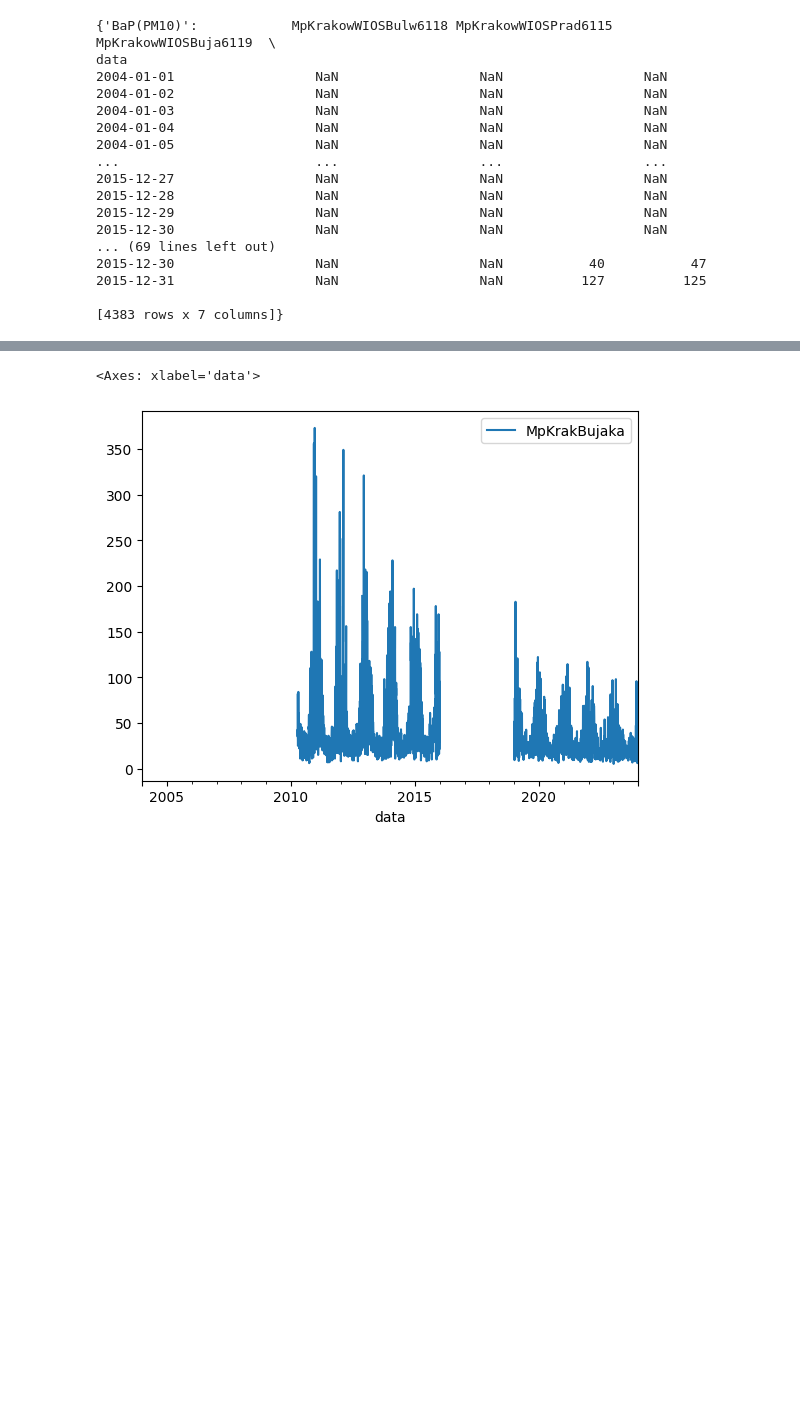
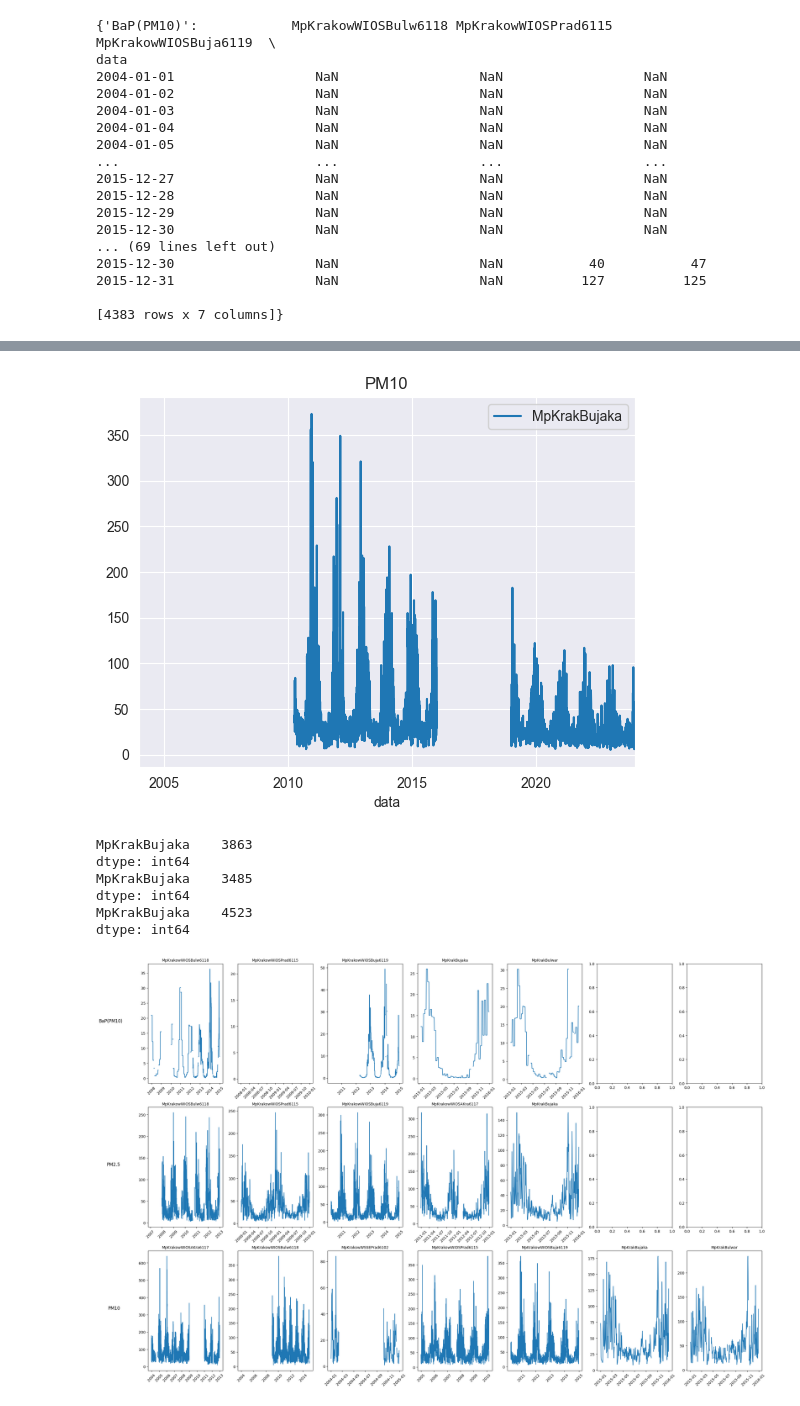
Before and after one commit to klklaudia/AI, a Jupyter notebook: PredykcjaSmogu/dane.ipynb, the cells around one changed output, grey strips where cells are left out. Drawn from its saved outputs; the diff is of its cells as text; code cells hidden in the pictures; blank space fills up the shorter version.

```diff
--- a/PredykcjaSmogu/dane.ipynb
+++ b/PredykcjaSmogu/dane.ipynb
@@ -171,5 +249,17 @@ df_PM25.plot()
 # %%
 df_PM10.plot()
+plt.title('PM10')
+plt.show() #2016-2019 NaN
 # %% [output]
-<Axes: xlabel='data'>
-[figure, old version]
+[figure, new version]
+# %%
+print(df_BaP.isnull().sum())
+print(df_PM10.isnull().sum())
+print(df_PM25.isnull().sum())
+# %% [output]
+MpKrakBujaka    3863
+dtype: int64
+MpKrakBujaka    3485
+dtype: int64
+MpKrakBujaka    4523
+dtype: int64
@@ -175,0 +270,14 @@ df_PM10.plot()
+# %%
+fig, axs = plt.subplots(3, 7, figsize=(30, 20))
+for r, p in enumerate(parameters):
+    for i in range(0, 7):
+        if i >= dfs2016[p].shape[1]:
+            break
+        axs[r][i].plot(dfs2016[p].iloc[:,i])
+        axs[r][i].set_title(dfs2016[p].columns[i], fontsize=10)
+        axs[r][i].tick_params(axis='x', labelrotation=45)
+    axs[r][0].set_ylabel(p, fontsize=12, rotation=0, labelpad=50, ha='right')
+plt.show()
+#display(dfs2015)
+# %% [output]
+[figure, added]
```
Also changed, not shown: parts of 23 cells of this notebook.
